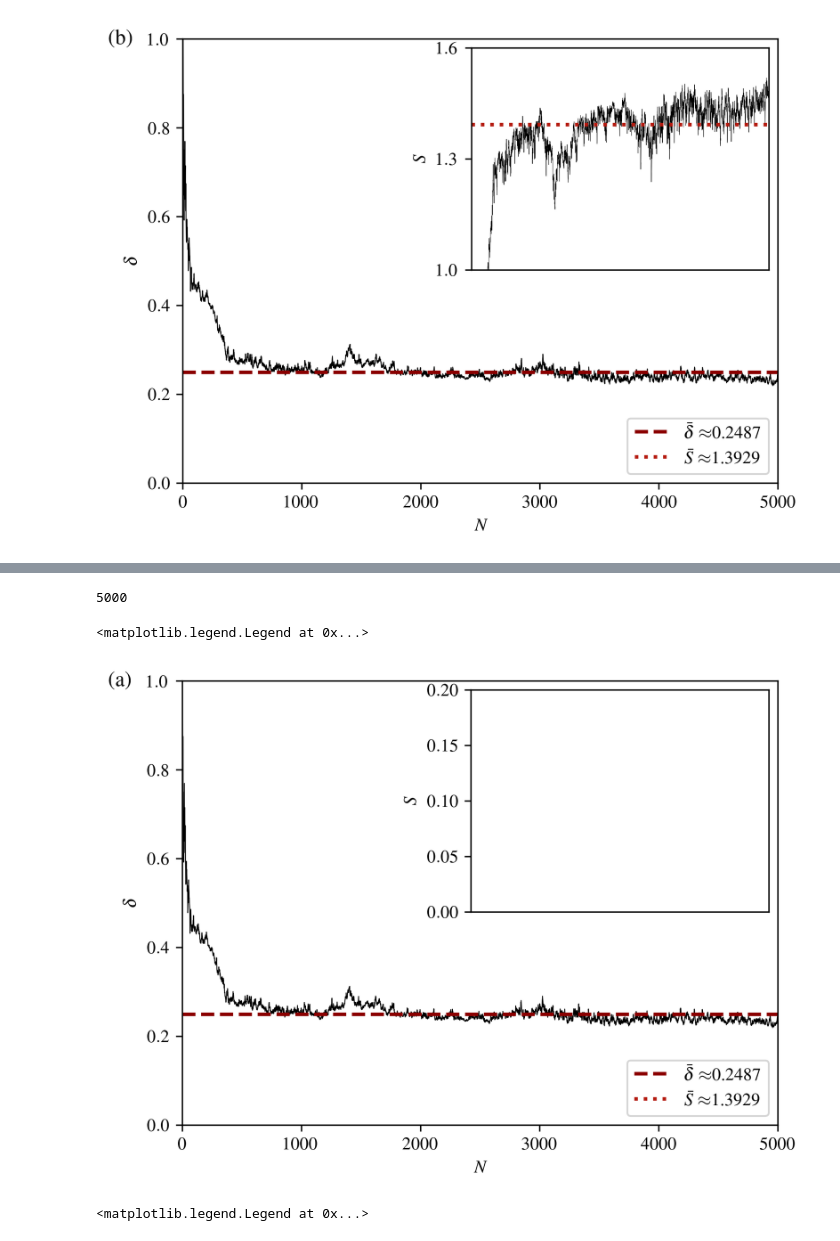
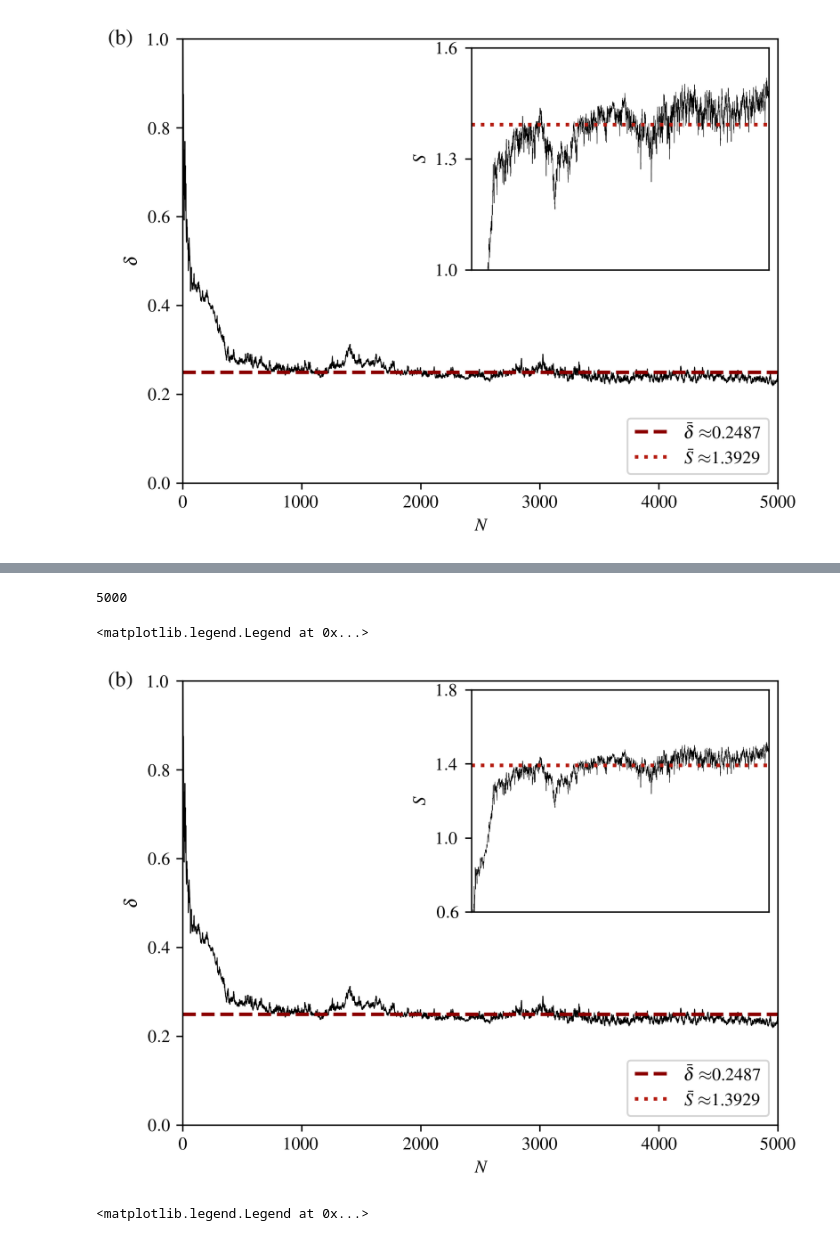
Before and after one commit to Emiliano6754/Correlation-Quantum-Walks, a Jupyter notebook: qsumsplots.ipynb, the cells around one changed output, grey strips where cells are left out. Cells and saved outputs as stored; diff of their text form; code cells hidden in the pictures.

```diff
--- a/qsumsplots.ipynb
+++ b/qsumsplots.ipynb
@@ -139,37 +140,37 @@ normentropy = - np.log(normQsums)
 t = np.arange(0,T)
 avg = np.average(normQsums[500:])
 avgS = np.average(normentropy[500:])
 variance = np.var(normQsums[500:])
 entropy_variance = np.var(normentropy[500:])
 
 fig = plt.figure(figsize=(6,4.5),dpi=300)
 fig.clear()
-fig.text(0.045,0.88, '(a)', horizontalalignment='center', verticalalignment='center', fontsize=12)
+fig.text(0.045,0.88, '(b)', horizontalalignment='center', verticalalignment='center', fontsize=12)
 ax = fig.subplots()
 ax.plot(t, normQsums,'k-', lw=0.5)
 ax.set_xlim(0,T)
 ax.set_xlabel(r'$N$')
 ax.set_ylim(0,max(normQsums))
 # ax.set_ylim(0,7)
 ax.set_ylabel(r'$\delta$')
 ax.plot((0,T),(avg,avg),'--', label = r'$\bar{\delta} \approx $' + str(avg)[:6],lw=2,color="darkred")
 ax.plot((0,T),(1000,1000),':', label = r'$\bar{S} \approx $' + str(avgS)[:6],lw=2,color="#b51b10")
 inset = inset_axes(ax,width="50%",height="50%",loc="upper right")
 inset.plot(t, normentropy, 'k-', lw=0.2)
 inset.plot((0,T),(avgS,avgS),':', label = r'$\bar{\delta} \approx $' + str(avg)[:6],lw=2,color="#b51b10")
 inset.set_xlim(0,T)
 inset.set_ylabel(r'$S$')
 inset.tick_params(labelleft = True,labelbottom = False, labelright = False)
 inset.tick_params(axis='x',width=0)
-inset.set_ylim(0,0.2)
-# inset.yaxis.set_ticks([1,1.3,1.6])
+inset.set_ylim(0.6,1.8)
+inset.yaxis.set_ticks(np.arange(0.6,1.8,0.4))
 inset.yaxis.set_label_position("left")
 inset.yaxis.set_ticks_position("left")
 ax.legend(loc='lower right')
 # %% [output]
 5000
 <matplotlib.legend.Legend at 0x...>
-[figure, old version]
+[figure, new version]
 # %%
 res = stats.linregress(qubit_nums,averages)
 # %%
```
Also changed, not shown: parts of 3 cells of this notebook, 15 other files.
